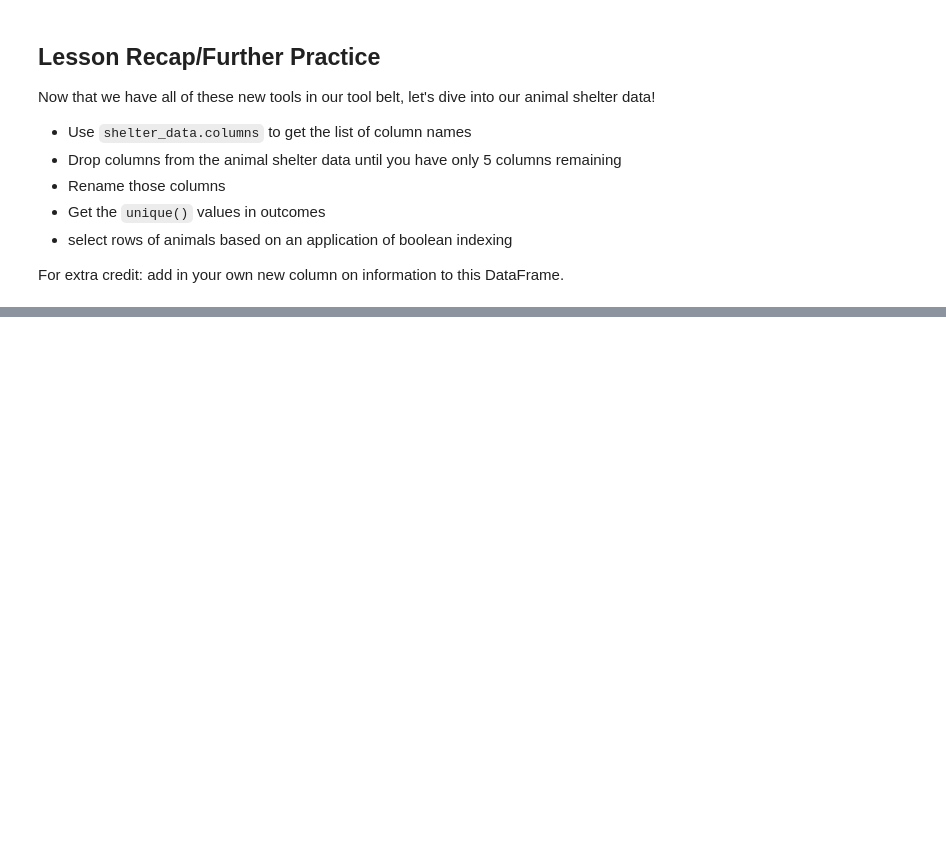
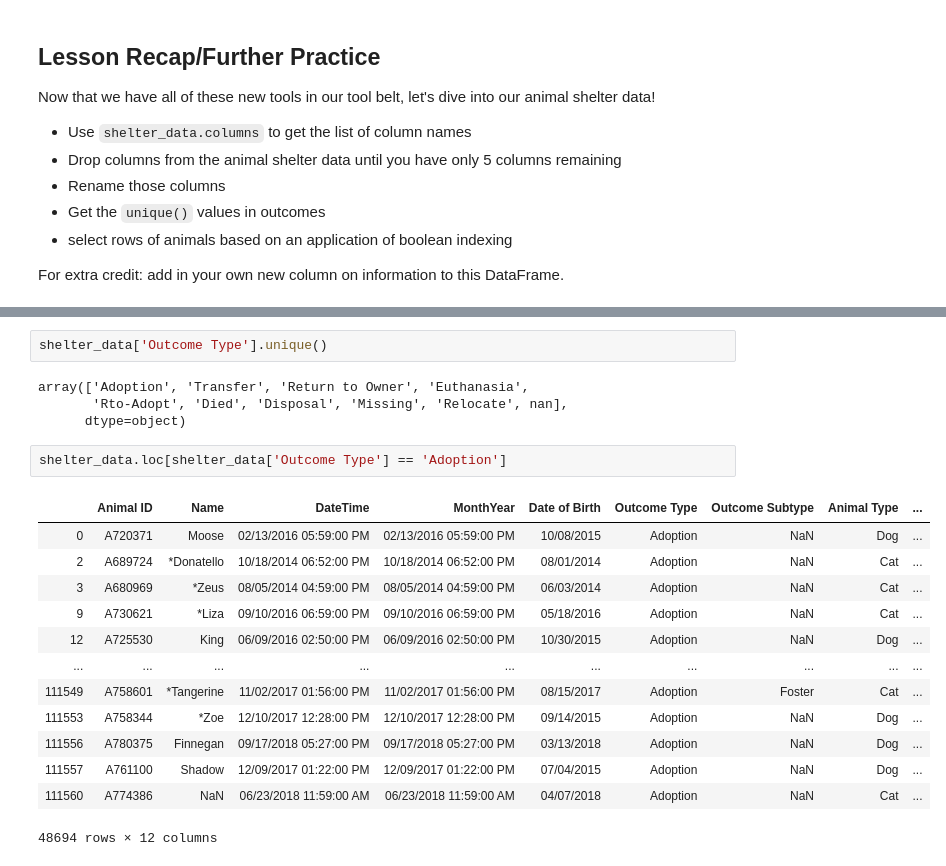
Before and after one commit to anupjsebastian/utilizing-libraries_HTX-DS-111819, a Jupyter notebook: intro_to_libraries_numpy_and_pandas.ipynb, the cells around one changed output, grey strips where cells are left out. Saved outputs shown, nothing was run; the diff lists cells and outputs as text; blank space fills up the shorter version.

```diff
--- a/intro_to_libraries_numpy_and_pandas.ipynb
+++ b/intro_to_libraries_numpy_and_pandas.ipynb
@@ -719,0 +753,22 @@ For extra credit: add in your own new column on information to this DataFrame.
+# %%
+shelter_data['Outcome Type'].unique()
+# %% [output]
+array(['Adoption', 'Transfer', 'Return to Owner', 'Euthanasia',
+       'Rto-Adopt', 'Died', 'Disposal', 'Missing', 'Relocate', nan],
+      dtype=object)
+# %%
+shelter_data.loc[shelter_data['Outcome Type'] == 'Adoption']
+# %% [output]
+|  | Animal ID | Name | DateTime | MonthYear | Date of Birth | Outcome Type | Outcome Subtype | Animal Type | ... |
+| 0 | A720371 | Moose | 02/13/2016 05:59:00 PM | 02/13/2016 05:59:00 PM | 10/08/2015 | Adoption | NaN | Dog | ... |
+| 2 | A689724 | *Donatello | 10/18/2014 06:52:00 PM | 10/18/2014 06:52:00 PM | 08/01/2014 | Adoption | NaN | Cat | ... |
+| 3 | A680969 | *Zeus | 08/05/2014 04:59:00 PM | 08/05/2014 04:59:00 PM | 06/03/2014 | Adoption | NaN | Cat | ... |
+| 9 | A730621 | *Liza | 09/10/2016 06:59:00 PM | 09/10/2016 06:59:00 PM | 05/18/2016 | Adoption | NaN | Cat | ... |
+| 12 | A725530 | King | 06/09/2016 02:50:00 PM | 06/09/2016 02:50:00 PM | 10/30/2015 | Adoption | NaN | Dog | ... |
+| ... | ... | ... | ... | ... | ... | ... | ... | ... | ... |
+| 111549 | A758601 | *Tangerine | 11/02/2017 01:56:00 PM | 11/02/2017 01:56:00 PM | 08/15/2017 | Adoption | Foster | Cat | ... |
+| 111553 | A758344 | *Zoe | 12/10/2017 12:28:00 PM | 12/10/2017 12:28:00 PM | 09/14/2015 | Adoption | NaN | Dog | ... |
+| 111556 | A780375 | Finnegan | 09/17/2018 05:27:00 PM | 09/17/2018 05:27:00 PM | 03/13/2018 | Adoption | NaN | Dog | ... |
+| 111557 | A761100 | Shadow | 12/09/2017 01:22:00 PM | 12/09/2017 01:22:00 PM | 07/04/2015 | Adoption | NaN | Dog | ... |
+| 111560 | A774386 | NaN | 06/23/2018 11:59:00 AM | 06/23/2018 11:59:00 AM | 04/07/2018 | Adoption | NaN | Cat | ... |
+48694 rows × 12 columns
```
Also changed, not shown: parts of 6 cells of this notebook.
